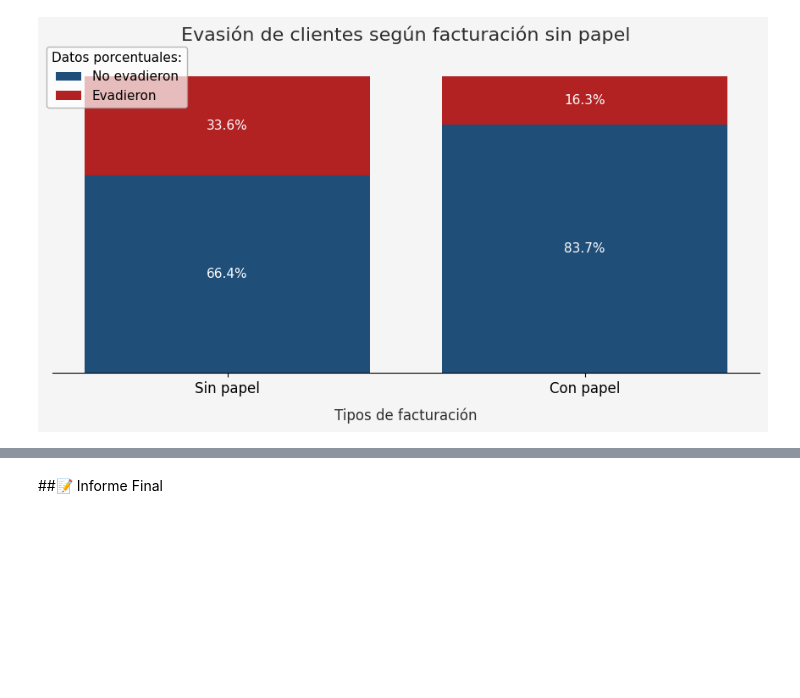
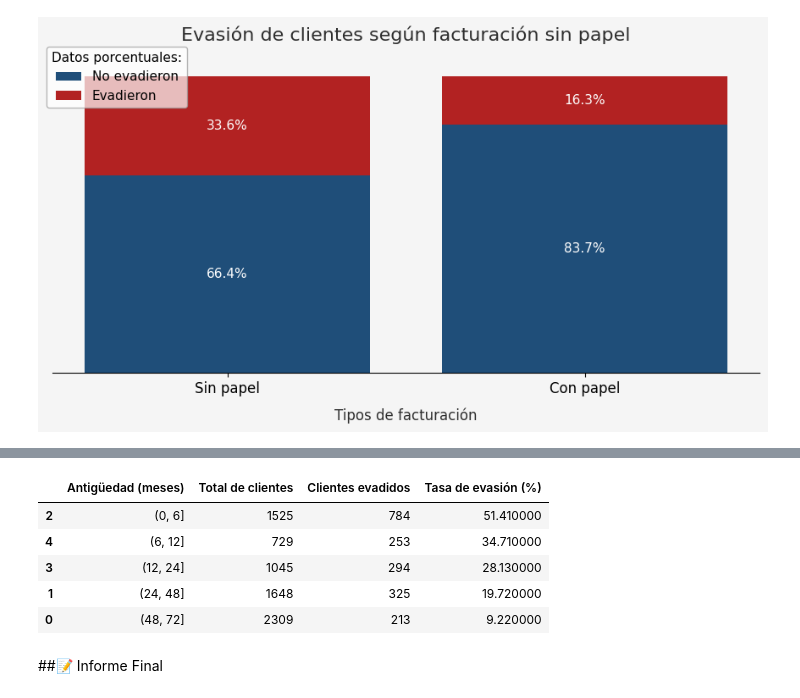
Before and after one commit to RientArlCroud/challenge3-analisis-de-datos, a Jupyter notebook: Challenge_3_Análisis_de_Datos.ipynb, the cells around one changed output, grey strips where cells are left out. Drawn from its saved outputs; the diff is of its cells as text; code cells hidden in the pictures; blank space fills up the shorter version.

```diff
--- a/Challenge_3_Análisis_de_Datos.ipynb
+++ b/Challenge_3_Análisis_de_Datos.ipynb
@@ -1674,3 +1727,47 @@ plt.show()
+# %%
+COLOR_HEADER = '#E9EEF3'      # gris claro
+COLOR_BORDER = '#4F4F4F'      # gris oscuro
+COLOR_HIGHLIGHT = '#F8D7DA'   # rojo suave
+# %%
+def highlight_max_churn(row):
+    if row['Tasa de evasión (%)'] == tenure_table['Tasa de evasión (%)'].max():
+        return ['background-color: {}'.format(COLOR_HIGHLIGHT)] * len(row)
+    else:
+        return [''] * len(row)
+# %%
+tenure_styled = (
+    tenure_table
+    .style
+    .apply(highlight_max_churn, axis=1)
+    .set_properties(**{
+        'text-align': 'center',
+        'font-size': '12pt'
+    })
+    .set_table_styles([
+        {
+            'selector': 'th',
+            'props': [
+                ('background-color', COLOR_HEADER),
+                ('font-weight', 'bold'),
+                ('text-align', 'center')
+            ]
+        },
+        {
+            'selector': 'table',
+            'props': [
+                ('border', f'3px solid {COLOR_BORDER}')
+            ]
+        }
+    ])
+)
+tenure_styled
+# %% [output]
+|  | Antigüedad (meses) | Total de clientes | Clientes evadidos | Tasa de evasión (%) |
+| 2 | (0, 6] | 1525 | 784 | 51.410000 |
+| 4 | (6, 12] | 729 | 253 | 34.710000 |
+| 3 | (12, 24] | 1045 | 294 | 28.130000 |
+| 1 | (24, 48] | 1648 | 325 | 19.720000 |
+| 0 | (48, 72] | 2309 | 213 | 9.220000 |
 # %% [markdown]
 ##📝 Informe Final
 # %% [markdown]
```
Also changed, not shown: parts of 10 cells of this notebook.
